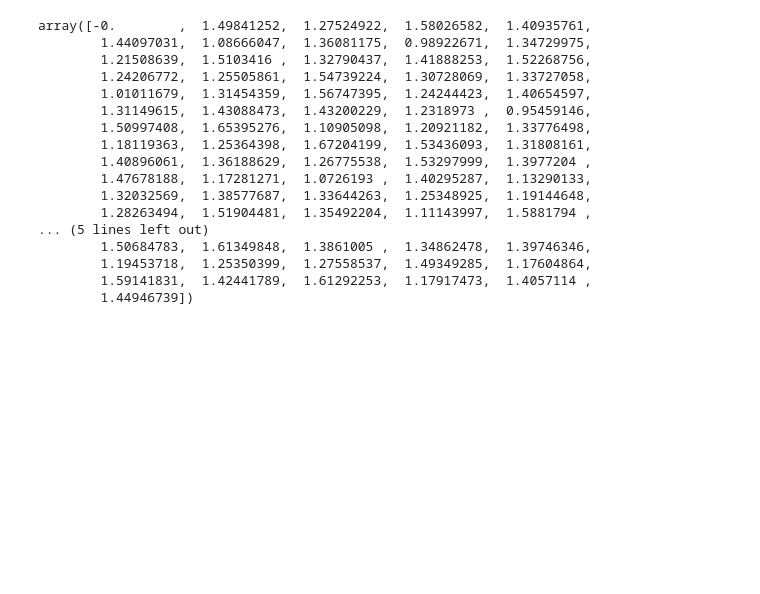
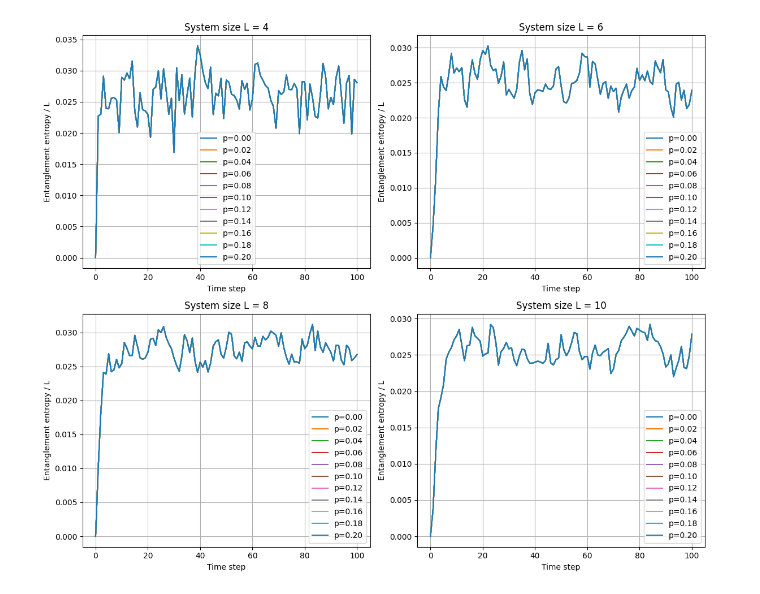
Before and after one commit to pablo-deike/many-body-physics-project, a Jupyter notebook: plotting.ipynb, the cells around one changed output. Drawn from its saved outputs; the diff is of its cells as text; code cells hidden in the pictures; blank space fills up the shorter version.

Commit message:
WIP: - Corrected bugs but site transition is not running yet - Format and more plots added

```diff
--- a/plotting.ipynb
+++ b/plotting.ipynb
@@ -7,7 +9,7 @@ import numpy as np
 
 L = 4
 circuits: list[Circuit] = []
-n_circuits = 100
+n_circuits = 200
 n_prob = 4
 p = np.linspace(0, 0.5, n_prob)  # Probability of applying a unitary operator
 for prob in p:
@@ -91,20 +39,55 @@ array([[0.        , 0.        , 0.        , 0.        ],
-# %%
-entropies[0, :, 0]
-# %% [output]
-array([-0.        ,  1.49841252,  1.27524922,  1.58026582,  1.40935761,
-        1.44097031,  1.08666047,  1.36081175,  0.98922671,  1.34729975,
-        1.21508639,  1.5103416 ,  1.32790437,  1.41888253,  1.52268756,
-        1.24206772,  1.25505861,  1.54739224,  1.30728069,  1.33727058,
-        1.01011679,  1.31454359,  1.56747395,  1.24244423,  1.40654597,
-        1.31149615,  1.43088473,  1.43200229,  1.2318973 ,  0.95459146,
-        1.50997408,  1.65395276,  1.10905098,  1.20921182,  1.33776498,
-        1.18119363,  1.25364398,  1.67204199,  1.53436093,  1.31808161,
-        1.40896061,  1.36188629,  1.26775538,  1.53297999,  1.3977204 ,
-        1.47678188,  1.17281271,  1.0726193 ,  1.40295287,  1.13290133,
-        1.32032569,  1.38577687,  1.33644263,  1.25348925,  1.19144648,
-        1.28263494,  1.51904481,  1.35492204,  1.11143997,  1.5881794 ,
-... (5 lines left out)
-        1.50684783,  1.61349848,  1.3861005 ,  1.34862478,  1.39746346,
-        1.19453718,  1.25350399,  1.27558537,  1.49349285,  1.17604864,
-        1.59141831,  1.42441789,  1.61292253,  1.17917473,  1.4057114 ,
-        1.44946739])
+# %%
+import polars as pl
+
+df = pl.read_csv("entropies_structured.csv")
+df = df.with_columns(
+    pl.col("entropy").cast(pl.Float64),
+    pl.col("probability").cast(pl.Float64),
+    pl.col("L").cast(pl.Int32),
+    pl.col("timestep").cast(pl.Int32),
+    pl.col("circuit_num").cast(pl.Int32),
+)
+# %%
+import matplotlib.pyplot as plt
+import numpy as np
+
+# Filter data for different system sizes
+L_values = df["L"].unique().sort()
+probabilities = df["probability"].unique().sort()
+
+# Create subplots for each system size
+fig, axes = plt.subplots(2, 2, figsize=(12, 10))
+axes = axes.flatten()
+
+for idx, L in enumerate(L_values):
+    ax = axes[idx]
+
+    # Filter data for this system size
+    df_L = df.filter(pl.col("L") == L)
+
+    for prob in probabilities:
+        # Filter for this probability
+        df_prob = df_L.filter(pl.col("probability") == prob)
+
+        # Group by timestep and calculate mean entropy across circuits
+        avg_entropy = (df_prob
+                      .group_by("timestep")
+                      .agg(pl.col("entropy").mean().alias("avg_entropy"))
+                      .sort("timestep"))
+
+        # Plot normalized entropy (divide by L)
+        timesteps = avg_entropy["timestep"].to_numpy()
+        entropies = avg_entropy["avg_entropy"].to_numpy() / L
+
+        ax.plot(timesteps, entropies, label=f"p={prob:.2f}")
+
+    ax.set_xlabel("Time step")
+    ax.set_ylabel("Entanglement entropy / L")
+    ax.set_title(f"System size L = {L}")
+    ax.legend()
+    ax.grid(True)
+
+plt.tight_layout()
+plt.show()
+# %% [output]
+[figure, added]
```
Also changed, not shown: parts of 7 cells of this notebook, 5 other files.
